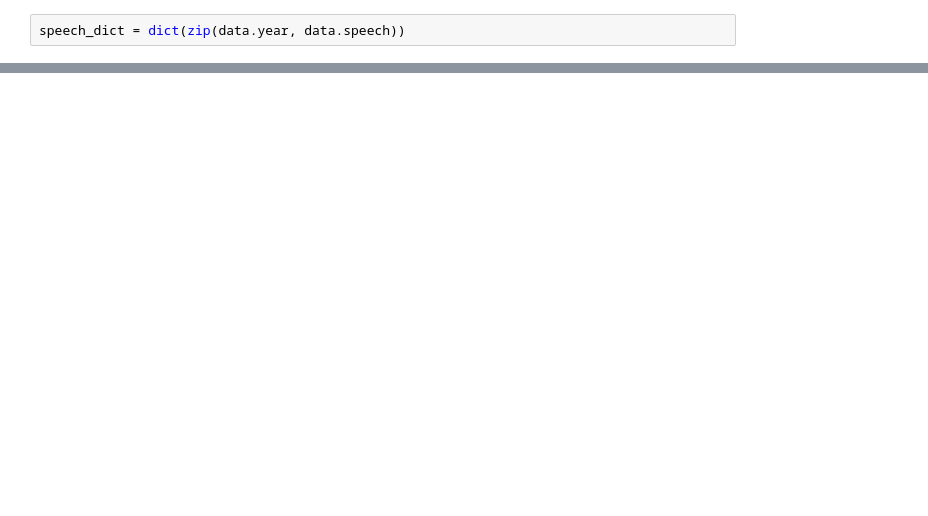
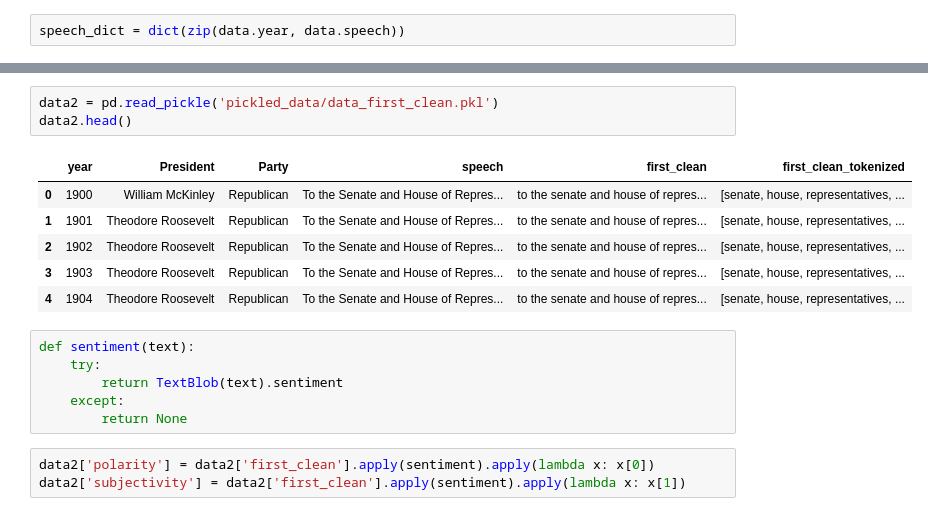
Before and after one commit to razz7/Python_exam, a Jupyter notebook: notebooks/Word clouds for selected years.ipynb, the cells around one changed output, grey strips where cells are left out. Drawn from its saved outputs; the diff is of its cells as text; blank space fills up the shorter version.

Commit message:
Clean up

```diff
--- a/notebooks/Word clouds for selected years.ipynb
+++ b/notebooks/Word clouds for selected years.ipynb
@@ -49,0 +100,19 @@ for key, value in speech_dict.items():
+# %%
+data2 = pd.read_pickle('pickled_data/data_first_clean.pkl')
+data2.head()
+# %% [output]
+|  | year | President | Party | speech | first_clean | first_clean_tokenized |
+| 0 | 1900 | William McKinley | Republican | To the Senate and House of Repres... | to the senate and house of repres... | [senate, house, representatives, ... |
+| 1 | 1901 | Theodore Roosevelt | Republican | To the Senate and House of Repres... | to the senate and house of repres... | [senate, house, representatives, ... |
+| 2 | 1902 | Theodore Roosevelt | Republican | To the Senate and House of Repres... | to the senate and house of repres... | [senate, house, representatives, ... |
+| 3 | 1903 | Theodore Roosevelt | Republican | To the Senate and House of Repres... | to the senate and house of repres... | [senate, house, representatives, ... |
+| 4 | 1904 | Theodore Roosevelt | Republican | To the Senate and House of Repres... | to the senate and house of repres... | [senate, house, representatives, ... |
+# %%
+def sentiment(text):
+    try:
+        return TextBlob(text).sentiment
+    except:
+        return None
+# %%
+data2['polarity'] = data2['first_clean'].apply(sentiment).apply(lambda x: x[0])
+data2['subjectivity'] = data2['first_clean'].apply(sentiment).apply(lambda x: x[1])
```
Also changed, not shown: parts of 15 cells of this notebook, 6 other files.
